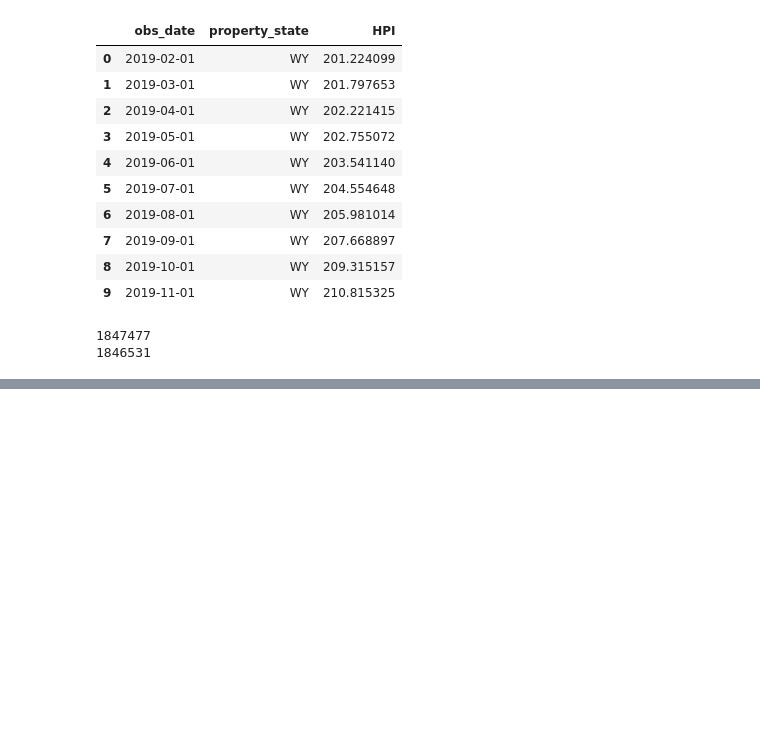
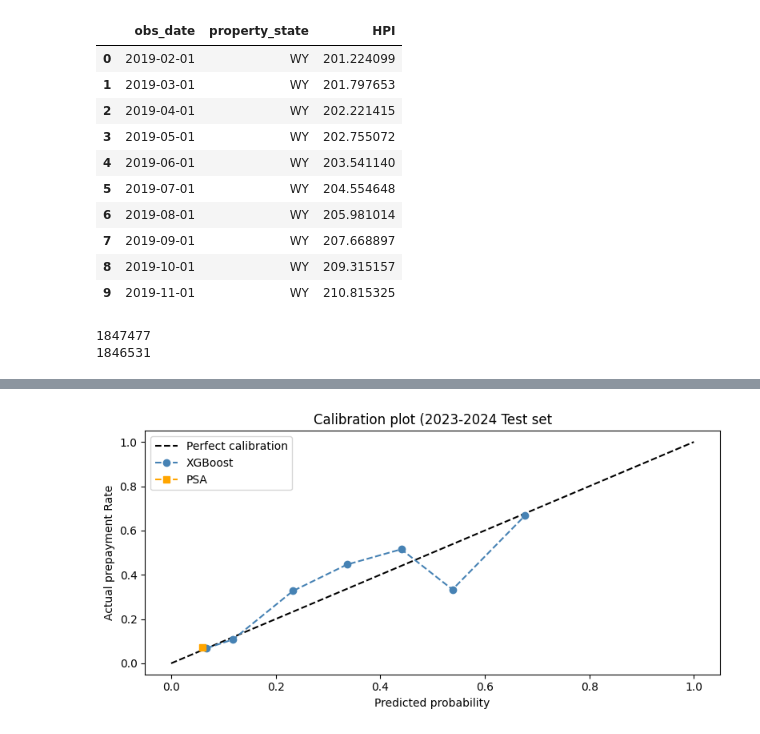
Before and after one commit to dixitbhavin/mbs-prepayment-ml, a Jupyter notebook: mbs_prepayment_model.ipynb, the cells around one changed output, grey strips where cells are left out. Saved outputs shown, nothing was run; the diff lists cells and outputs as text; code cells hidden in the pictures; blank space fills up the shorter version.

```diff
--- a/01_load_data.ipynb
+++ b/mbs_prepayment_model.ipynb
@@ -883,0 +982,8 @@ print(combined['HPI'].notna().sum())
+# %%
+test_df['xgb_pred']=model.predict_proba(x_test)[:,1]
+test_df['psa_pred']=psa_cpr(test_df['loan_age'])
+
+xgb_rmse=np.sqrt(mean_squared_error(y_test,test_df['xgb_pred']))
+psa_rmse=np.sqrt(mean_squared_error(y_test,test_df['psa_pred']))
+xgb_auc=roc_auc_score(y_test,test_df['xgb_pred'])
+psa_auc=roc_auc_score(y_test,test_df['psa_pred'])
@@ -883,0 +1028,18 @@ print(combined['HPI'].notna().sum())
+# %%
+from sklearn.calibration import calibration_curve
+
+xgb_prob_true,xgb_prob_pred=calibration_curve(y_test,test_df['xgb_pred'],n_bins=10)
+psa_prob_true,psa_prob_pred=calibration_curve(y_test,test_df['psa_pred'],n_bins=10)
+
+plt.figure(figsize=(8,4))
+plt.plot([0,1],[0,1],"k--",label="Perfect calibration")
+plt.plot(xgb_prob_pred,xgb_prob_true,"o--",label="XGBoost",color='steelblue')
+plt.plot(psa_prob_pred,psa_prob_true,"s--",label="PSA",color='orange')
+plt.xlabel("Predicted probability")
+plt.ylabel("Actual prepayment Rate")
+plt.title("Calibration plot (2023-2024 Test set")
+plt.legend()
+plt.tight_layout()
+plt.show()
+# %% [output]
+[figure, added]
```
Also changed, not shown: parts of 14 cells of this notebook, 1 other file.
